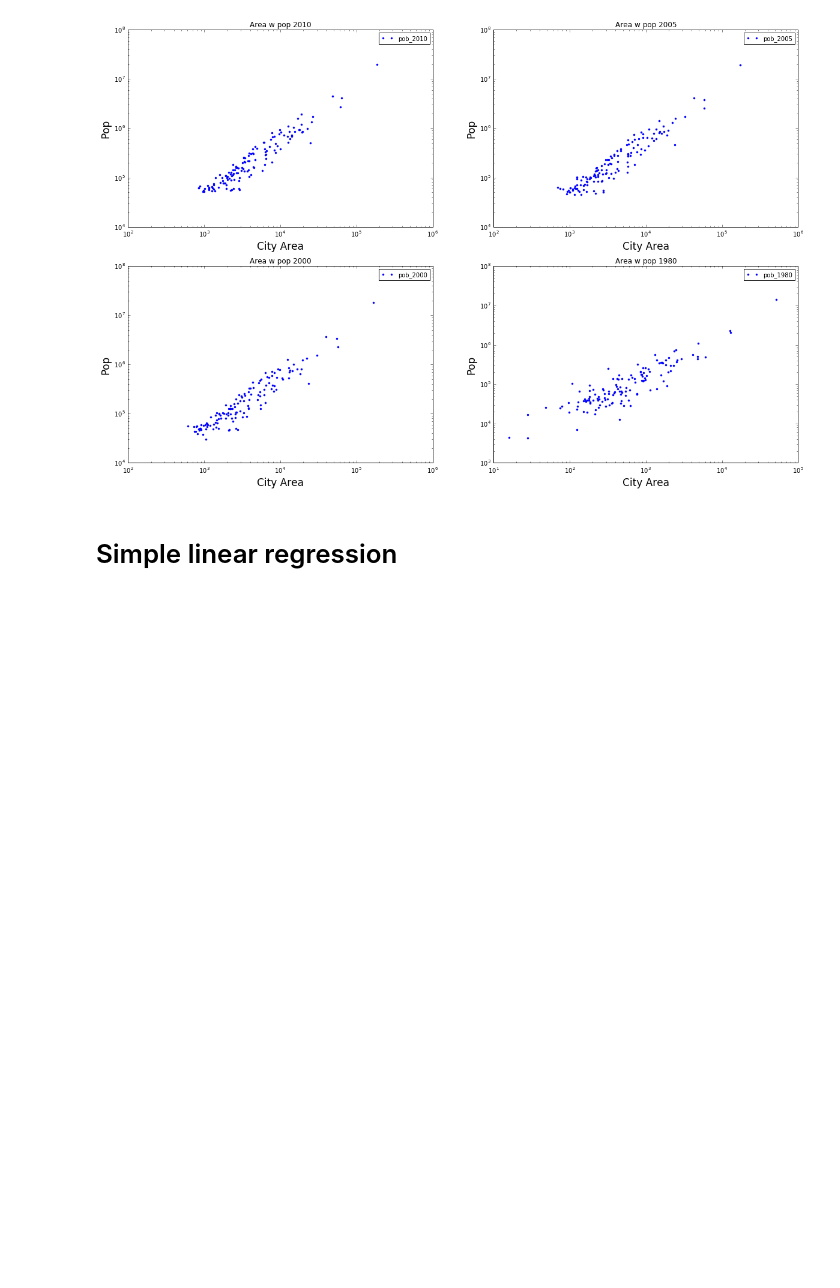
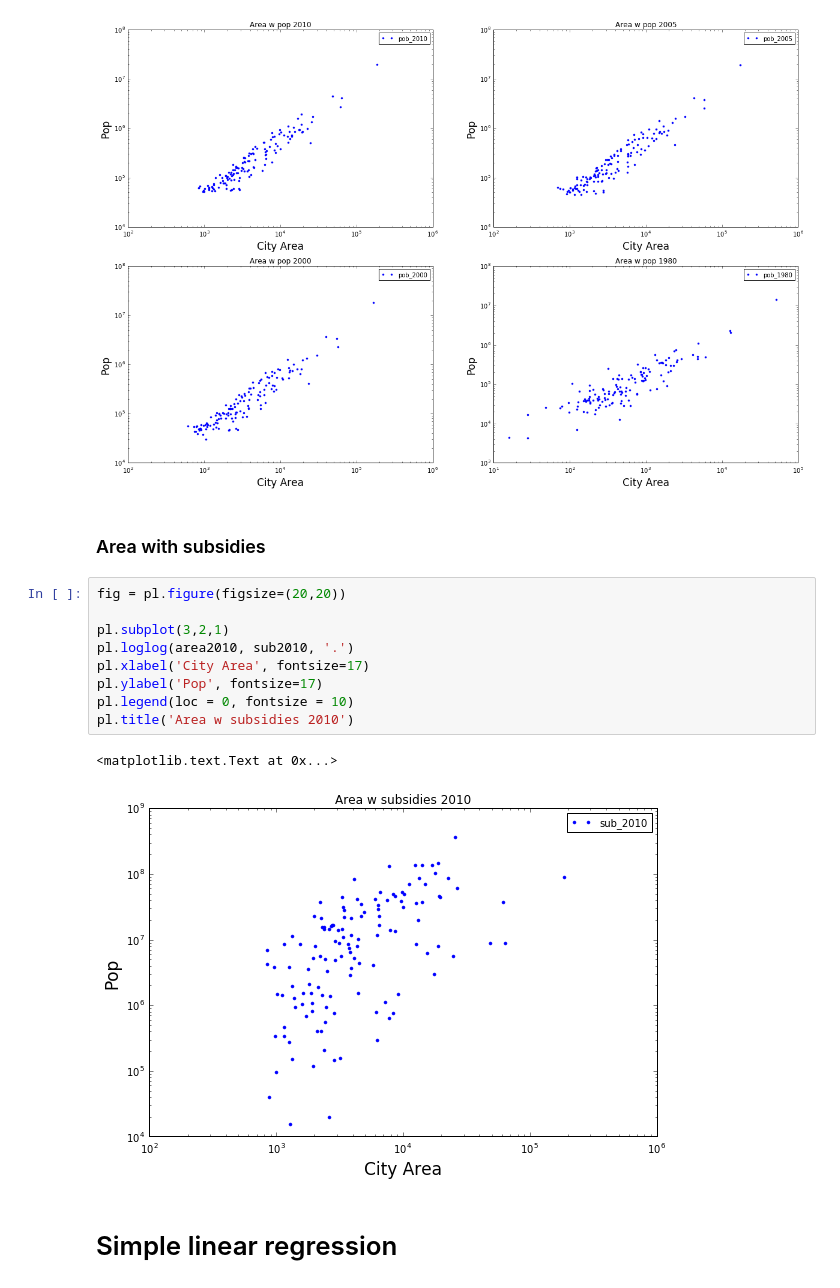
Before and after one commit to maryooh/expansion_urbana_mexico, a Jupyter notebook: expansion_urbana.ipynb, the cells around one changed output. Drawn from its saved outputs; the diff is of its cells as text; blank space fills up the shorter version.

```diff
--- a/expansion_urbana.ipynb
+++ b/expansion_urbana.ipynb
@@ -275,6 +275,20 @@ pl.title('Area w pop 1980')
 # %% [output]
 <matplotlib.text.Text at 0x...>
 [figure]
+# %% [markdown]
+### Area with subsidies
+# %%
+fig = pl.figure(figsize=(20,20))
+
+pl.subplot(3,2,1)
+pl.loglog(area2010, sub2010, '.')
+pl.xlabel('City Area', fontsize=17)
+pl.ylabel('Pop', fontsize=17)
+pl.legend(loc = 0, fontsize = 10)
+pl.title('Area w subsidies 2010')
+# %% [output]
+<matplotlib.text.Text at 0x...>
+[figure, added]
 # %% [markdown]
 # Simple linear regression
 # %%
```
